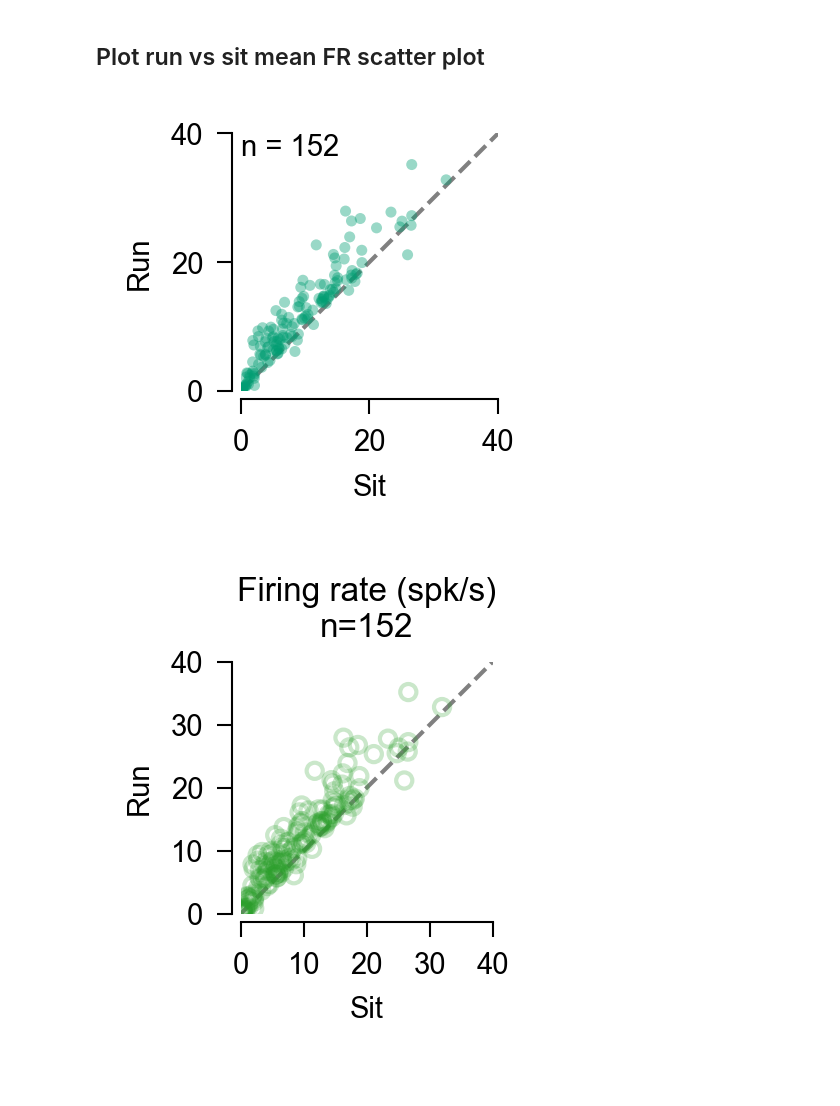
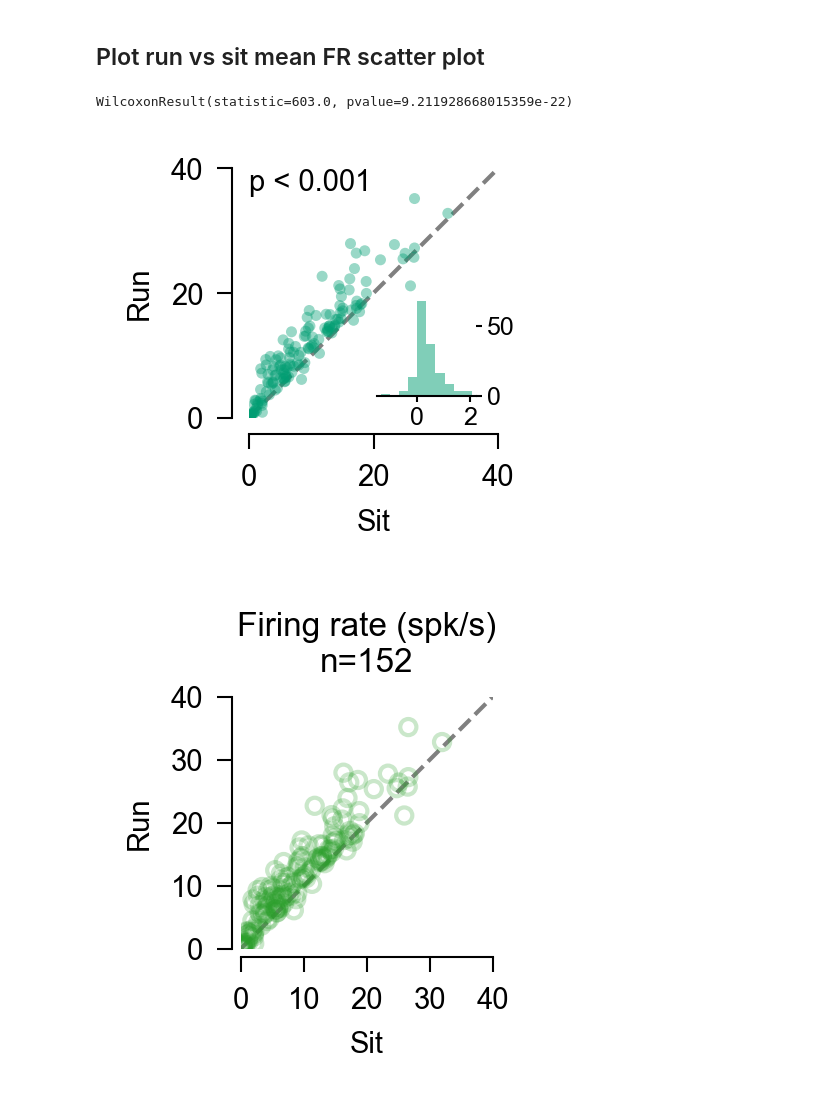
Before and after one commit to yannikbauer/hollymov_code, a Jupyter notebook: hmov_code/fig_01/plot_locomotion_fr_scatter.ipynb, the cells around one changed output. Cells and saved outputs as stored; diff of their text form; code cells hidden in the pictures.

```diff
--- a/hmov_code/fig_01/plot_locomotion_fr_scatter.ipynb
+++ b/hmov_code/fig_01/plot_locomotion_fr_scatter.ipynb
@@ -85,12 +85,13 @@ col_dict = get_color_dict(color_names=['blue','orange', 'green', 'red', 'purple'
                                        'brown', 'pink', 'gray', 'yellow', 'lightblue'])
 col = col_dict['green']  # locomotion color
 # %%
-fig, ax = plot_fr_scatter(frs_sit, frs_run, labels=['Sit', 'Run'], title=False,
+fig, ax = plot_fr_scatter(frs_sit, frs_run, labels=['Sit', 'Run'], title=False, inset_hist=True,
                         logscale=False, axlims=[0, 40], axticks=[0.1,1,10,100], adjust_sp=True,
                         facecolor=col, edgecolor='none', alpha=0.4, size=7, figsize=(3.5,3.5), dpi=300)
 plt.savefig('locomotion_fr_scatter.pdf')
 # %% [output]
+WilcoxonResult(statistic=603.0, pvalue=9.211928668015359e-22)
-[figure, old version]
+[figure, new version]
 # %%
 fig, ax = plot_fr_scatter(frs_sit, frs_run, labels=['Sit', 'Run'], color='tab:green',
                         logscale=False, axlims=[0, 40], axticks=[0.1,1,10,100], dpi=300,  size=15)
```
Also changed, not shown: 5 other files.
